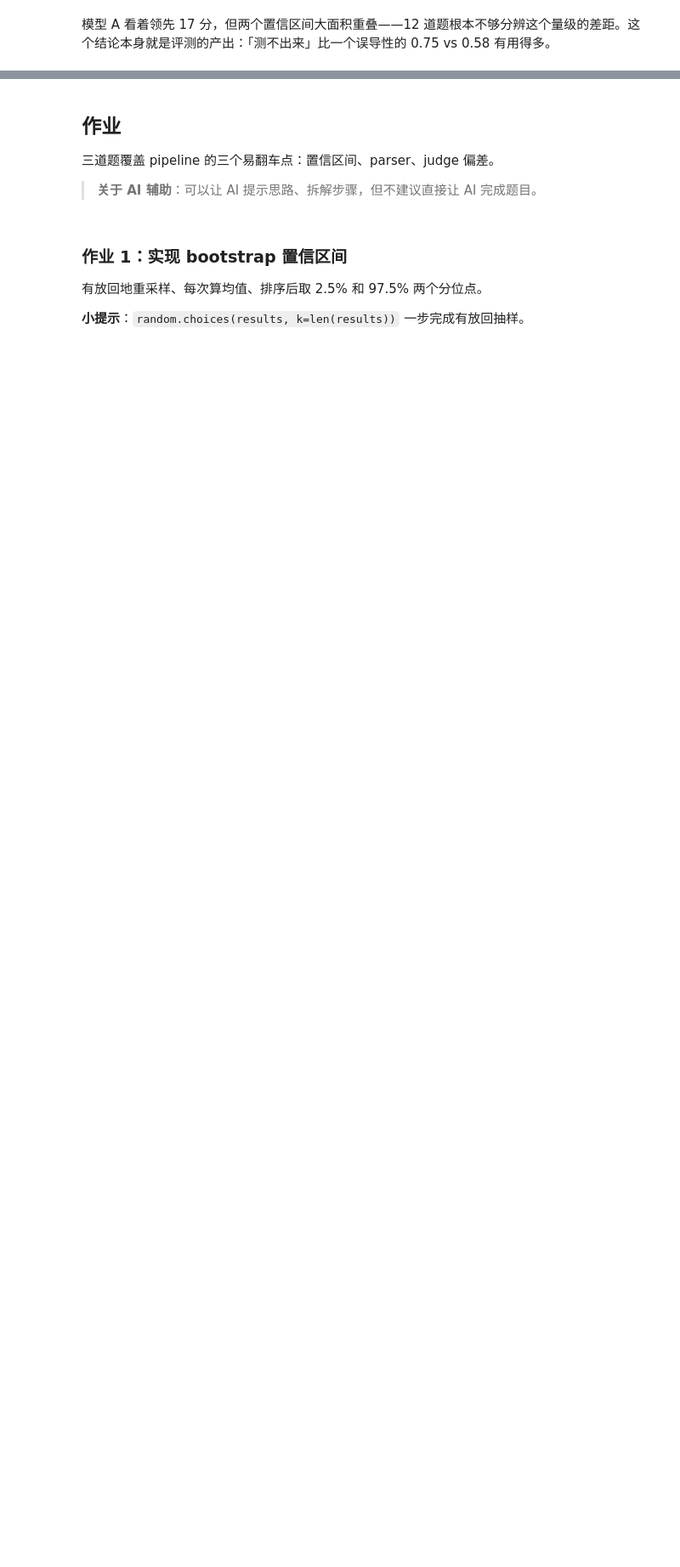
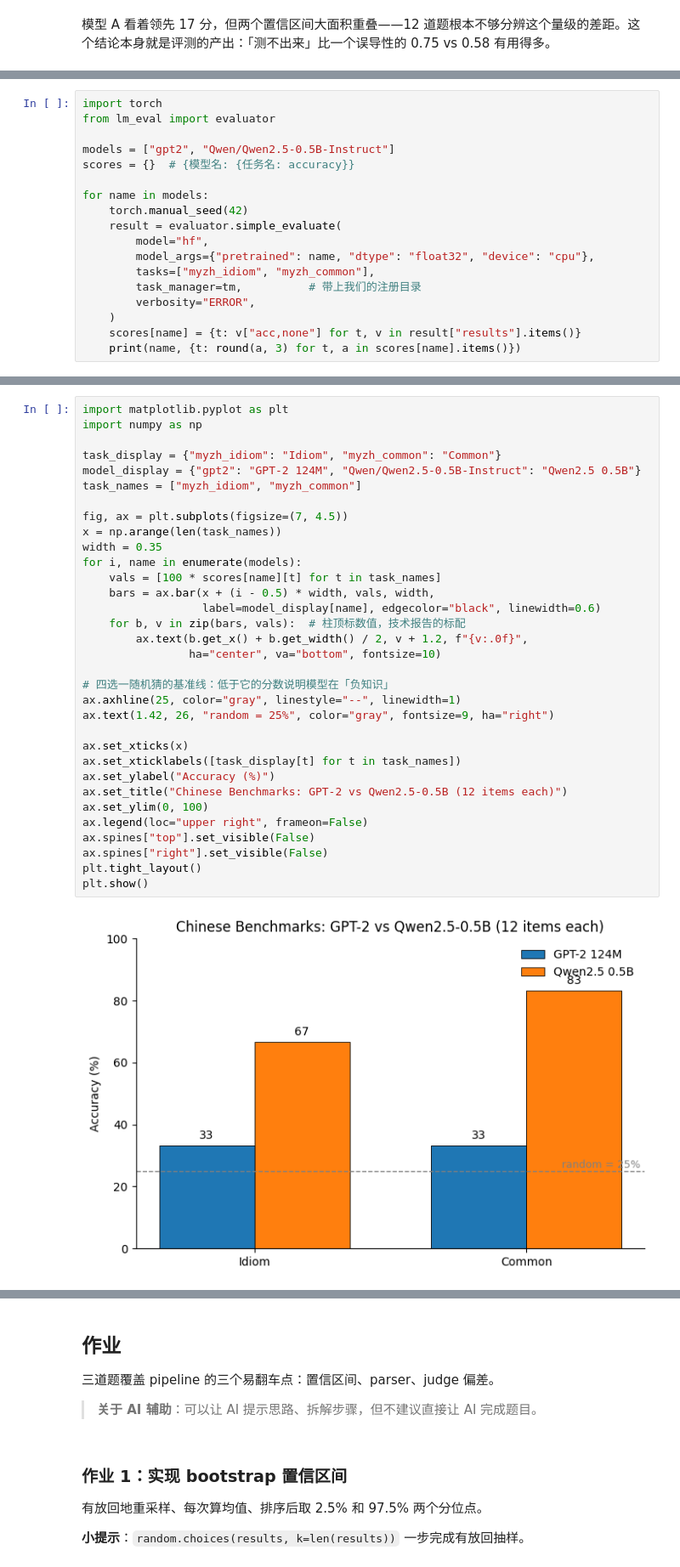
Before and after one commit to walkinglabs/modern-llm-notebook, a Jupyter notebook: notebooks/part3-inference/25-evaluation.ipynb, the cells around one changed output, grey strips where cells are left out. Shown at 85% size. Cells and saved outputs as stored; diff of their text form; blank space fills up the shorter version.

```diff
--- a/notebooks/part3-inference/25-evaluation.ipynb
+++ b/notebooks/part3-inference/25-evaluation.ipynb
@@ -326,0 +463,18 @@ print("两者互补——榜单分数防选型失误，业务回归测试防上
+# %%
+import torch
+from lm_eval import evaluator
+
+models = ["gpt2", "Qwen/Qwen2.5-0.5B-Instruct"]
+scores = {}  # {模型名: {任务名: accuracy}}
+
+for name in models:
+    torch.manual_seed(42)
+    result = evaluator.simple_evaluate(
+        model="hf",
+        model_args={"pretrained": name, "dtype": "float32", "device": "cpu"},
+        tasks=["myzh_idiom", "myzh_common"],
+        task_manager=tm,          # 带上我们的注册目录
+        verbosity="ERROR",
+    )
+    scores[name] = {t: v["acc,none"] for t, v in result["results"].items()}
+    print(name, {t: round(a, 3) for t, a in scores[name].items()})
@@ -326,0 +490,35 @@ print("两者互补——榜单分数防选型失误，业务回归测试防上
+# %%
+import matplotlib.pyplot as plt
+import numpy as np
+
+task_display = {"myzh_idiom": "Idiom", "myzh_common": "Common"}
+model_display = {"gpt2": "GPT-2 124M", "Qwen/Qwen2.5-0.5B-Instruct": "Qwen2.5 0.5B"}
+task_names = ["myzh_idiom", "myzh_common"]
+
+fig, ax = plt.subplots(figsize=(7, 4.5))
+x = np.arange(len(task_names))
+width = 0.35
+for i, name in enumerate(models):
+    vals = [100 * scores[name][t] for t in task_names]
+    bars = ax.bar(x + (i - 0.5) * width, vals, width,
+                  label=model_display[name], edgecolor="black", linewidth=0.6)
+    for b, v in zip(bars, vals):  # 柱顶标数值，技术报告的标配
+        ax.text(b.get_x() + b.get_width() / 2, v + 1.2, f"{v:.0f}",
+                ha="center", va="bottom", fontsize=10)
+
+# 四选一随机猜的基准线：低于它的分数说明模型在「负知识」
+ax.axhline(25, color="gray", linestyle="--", linewidth=1)
+ax.text(1.42, 26, "random = 25%", color="gray", fontsize=9, ha="right")
+
+ax.set_xticks(x)
+ax.set_xticklabels([task_display[t] for t in task_names])
+ax.set_ylabel("Accuracy (%)")
+ax.set_title("Chinese Benchmarks: GPT-2 vs Qwen2.5-0.5B (12 items each)")
+ax.set_ylim(0, 100)
+ax.legend(loc="upper right", frameon=False)
+ax.spines["top"].set_visible(False)
+ax.spines["right"].set_visible(False)
+plt.tight_layout()
+plt.show()
+# %% [output]
+[figure, added]
```
Also changed, not shown: parts of 28 cells of this notebook, 2 other files.
